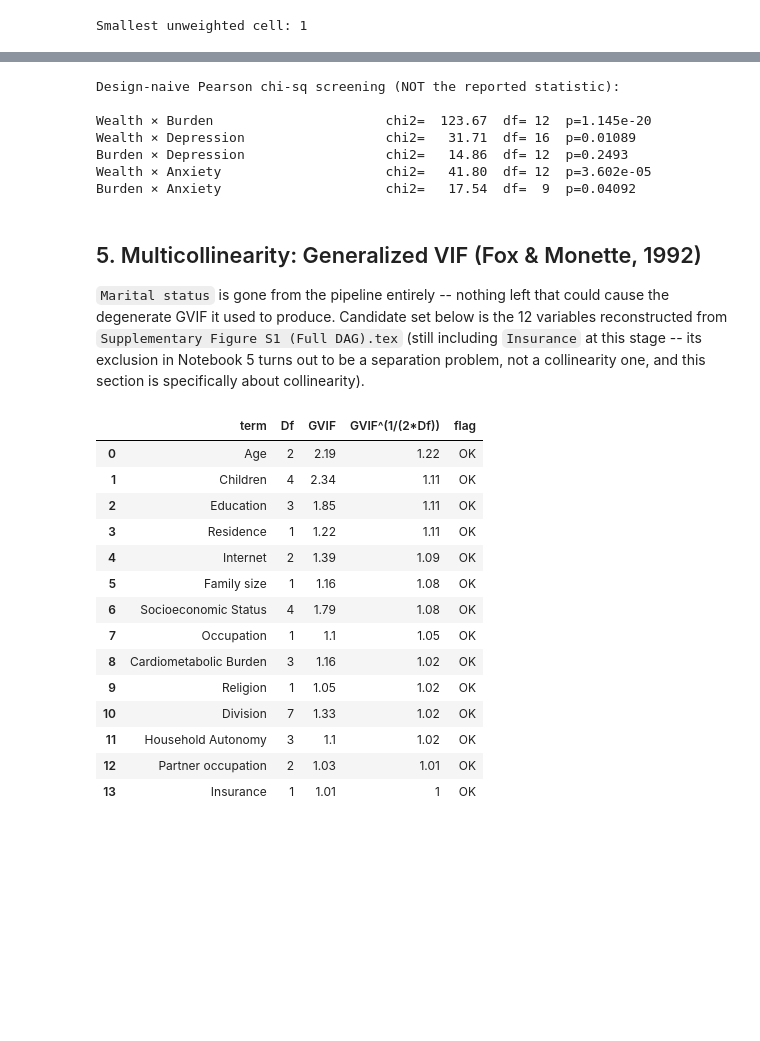
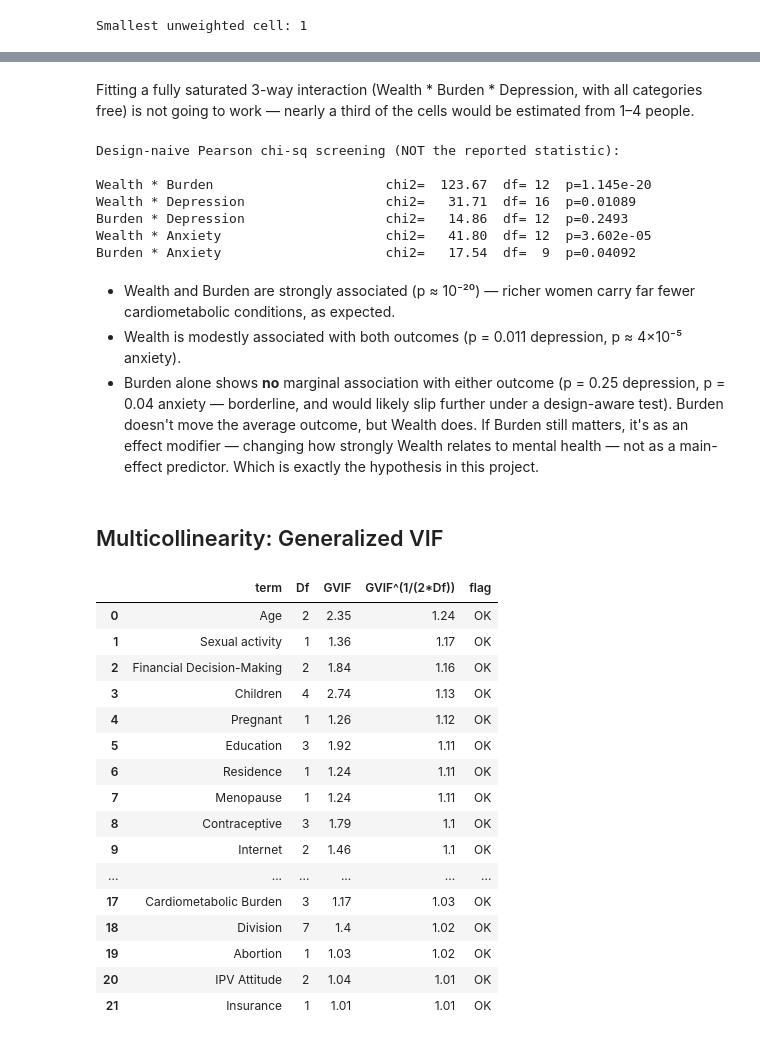
Before and after one commit to MdNadratanNaim/Cardiometabolic-Burden-as-Effect-Modifier, a Jupyter notebook: notebooks/4. Exploratory Data Analysis.ipynb, the cells around one changed output, grey strips where cells are left out. Drawn from its saved outputs; the diff is of its cells as text; code cells hidden in the pictures; blank space fills up the shorter version.

```diff
--- a/notebooks/4. Exploratory Data Analysis.ipynb
+++ b/notebooks/4. Exploratory Data Analysis.ipynb
@@ -325,9 +289,7 @@ across dozens of model parameters.
 # %%
-confounders = ["Education", "Occupation", "Partner occupation", "Age", "Division", "Residence",
-               "Religion", "Children", "Family size", "Household Autonomy", "Financial Decision-Making",
-               "IPV Attitude", "Insurance", "Internet"]
+confounders = ["Education", "Occupation", "Partner occupation", "Age", "Division", "Residence", "Religion", "Children", "Family size", "Household Autonomy", "Financial Decision-Making", "IPV Attitude", "Insurance", "Internet", "Contraceptive", "Abortion", "Pregnant", "Menopause", "Sexual activity", "Postpartum"]
 
-fig, axes = plt.subplots(4, 4, figsize=(15, 13))
+fig, axes = plt.subplots(5, 4, figsize=(16, 16))
 axes = axes.flatten()
 for i, col in enumerate(confounders):
     compare_bar(df_depression, col, axes[i], col)
@@ -373,3 +355,5 @@ Cells with count < 5: 23 / 70
+# %% [markdown]
+Fitting a fully saturated 3-way interaction (Wealth * Burden * Depression, with all categories free) is not going to work — nearly a third of the cells would be estimated from 1–4 people.
 # %%
 def naive_chi2(data, a, b, label):
     tab = pd.crosstab(data[a], data[b])
@@ -377,74 +361,72 @@ def naive_chi2(data, a, b, label):
     print(f"{label:35s}  chi2={chi2:8.2f}  df={dof:3d}  p={p:.4g}")
 
 print("Design-naive Pearson chi-sq screening (NOT the reported statistic):\n")
-naive_chi2(df_depression, "Socioeconomic Status", "Cardiometabolic Burden", "Wealth × Burden")
-naive_chi2(df_depression, "Socioeconomic Status", "Depression", "Wealth × Depression")
-naive_chi2(df_depression, "Cardiometabolic Burden", "Depression", "Burden × Depression")
-naive_chi2(df_anxiety, "Socioeconomic Status", "Anxiety", "Wealth × Anxiety")
-naive_chi2(df_anxiety, "Cardiometabolic Burden", "Anxiety", "Burden × Anxiety")
+naive_chi2(df_depression, "Socioeconomic Status", "Cardiometabolic Burden", "Wealth * Burden")
+naive_chi2(df_depression, "Socioeconomic Status", "Depression", "Wealth * Depression")
+naive_chi2(df_depression, "Cardiometabolic Burden", "Depression", "Burden * Depression")
+naive_chi2(df_anxiety, "Socioeconomic Status", "Anxiety", "Wealth * Anxiety")
+naive_chi2(df_anxiety, "Cardiometabolic Burden", "Anxiety", "Burden * Anxiety")
 # %% [output]
 Design-naive Pearson chi-sq screening (NOT the reported statistic):
 
-Wealth × Burden                      chi2=  123.67  df= 12  p=1.145e-20
-Wealth × Depression                  chi2=   31.71  df= 16  p=0.01089
-Burden × Depression                  chi2=   14.86  df= 12  p=0.2493
-Wealth × Anxiety                     chi2=   41.80  df= 12  p=3.602e-05
-Burden × Anxiety                     chi2=   17.54  df=  9  p=0.04092
+Wealth * Burden                      chi2=  123.67  df= 12  p=1.145e-20
+Wealth * Depression                  chi2=   31.71  df= 16  p=0.01089
+Burden * Depression                  chi2=   14.86  df= 12  p=0.2493
+Wealth * Anxiety                     chi2=   41.80  df= 12  p=3.602e-05
+Burden * Anxiety                     chi2=   17.54  df=  9  p=0.04092
+# %% [markdown]
+- Wealth and Burden are strongly associated (p ≈ 10⁻²⁰) — richer women carry far fewer cardiometabolic conditions, as expected.
+- Wealth is modestly associated with both outcomes (p = 0.011 depression, p ≈ 4×10⁻⁵ anxiety).
+- Burden alone shows **no** marginal association with either outcome (p = 0.25 depression, p = 0.04 anxiety — borderline, and would likely slip further under a design-aware test). Burden doesn't move the average outcome, but Wealth does. If Burden still matters, it's as an effect modifier — changing how strongly Wealth relates to mental health — not as a main-effect predictor. Which is exactly the hypothesis in this project.
 # %% [markdown]
-## 5. Multicollinearity: Generalized VIF (Fox & Monette, 1992)
-
-`Marital status` is gone from the pipeline entirely -- nothing left that could cause the degenerate
-GVIF it used to produce. Candidate set below is the 12 variables reconstructed from
-`Supplementary Figure S1 (Full DAG).tex` (still including `Insurance` at this stage -- its exclusion
-in Notebook 5 turns out to be a separation problem, not a collinearity one, and this section is
-specifically about collinearity).
+## Multicollinearity: Generalized VIF
 # %%
 def calc_gvif(formula_rhs, data):
     '''Fox & Monette (1992) generalized VIF, one row per term.'''
     design = patsy.dmatrix(formula_rhs, data, return_type="dataframe")
     term_slices = design.design_info.term_name_slices
     X = design.drop(columns=["Intercept"], errors="ignore")
     R = X.corr().values
     detR = np.linalg.det(R)
     colnames = list(X.columns)
 
     rows = []
     for term, sl in term_slices.items():
         if term == "Intercept":
             continue
         cols = [c for c in design.columns[sl] if c != "Intercept"]
         idx = [colnames.index(c) for c in cols]
         other_idx = [i for i in range(len(colnames)) if i not in idx]
         d = len(idx)
         gvif = (np.linalg.det(R[np.ix_(idx, idx)]) * np.linalg.det(R[np.ix_(other_idx, other_idx)])) / detR
         rows.append((term.replace("C(Q('", "").replace("'))", ""), d, gvif, gvif ** (1 / (2 * d))))
     out = pd.DataFrame(rows, columns=["term", "Df", "GVIF", "GVIF^(1/(2*Df))"])
     return out.sort_values("GVIF^(1/(2*Df))", ascending=False).reset_index(drop=True)
 
 exposure, modifier = "Socioeconomic Status", "Cardiometabolic Burden"
-candidate_covariates = ["Education", "Occupation", "Partner occupation", "Age", "Division", "Residence",
-                        "Religion", "Children", "Family size", "Household Autonomy", "Insurance", "Internet"]
-model_vars = [exposure, modifier] + candidate_covariates
+model_vars = [exposure, modifier] + confounders
 formula_rhs = " + ".join(f"C(Q('{v}'))" for v in model_vars)
 
 gvif = calc_gvif(formula_rhs, df_depression[model_vars].dropna())
 threshold = 2.0
-gvif["flag"] = np.where(gvif["GVIF^(1/(2*Df))"] > threshold, "⚠ review", "OK")
+gvif["flag"] = np.where(gvif["GVIF^(1/(2*Df))"] > threshold, "Review", "OK")
 gvif.style.format({"GVIF": "{:.3g}", "GVIF^(1/(2*Df))": "{:.3g}"})
 # %% [output]
 |  | term | Df | GVIF | GVIF^(1/(2*Df)) | flag |
-| 0 | Age | 2 | 2.19 | 1.22 | OK |
-| 1 | Children | 4 | 2.34 | 1.11 | OK |
-| 2 | Education | 3 | 1.85 | 1.11 | OK |
-| 3 | Residence | 1 | 1.22 | 1.11 | OK |
-| 4 | Internet | 2 | 1.39 | 1.09 | OK |
-| 5 | Family size | 1 | 1.16 | 1.08 | OK |
-| 6 | Socioeconomic Status | 4 | 1.79 | 1.08 | OK |
-| 7 | Occupation | 1 | 1.1 | 1.05 | OK |
-| 8 | Cardiometabolic Burden | 3 | 1.16 | 1.02 | OK |
-| 9 | Religion | 1 | 1.05 | 1.02 | OK |
-| 10 | Division | 7 | 1.33 | 1.02 | OK |
-| 11 | Household Autonomy | 3 | 1.1 | 1.02 | OK |
-| 12 | Partner occupation | 2 | 1.03 | 1.01 | OK |
-| 13 | Insurance | 1 | 1.01 | 1 | OK |
+| 0 | Age | 2 | 2.35 | 1.24 | OK |
+| 1 | Sexual activity | 1 | 1.36 | 1.17 | OK |
+| 2 | Financial Decision-Making | 2 | 1.84 | 1.16 | OK |
+| 3 | Children | 4 | 2.74 | 1.13 | OK |
+| 4 | Pregnant | 1 | 1.26 | 1.12 | OK |
+| 5 | Education | 3 | 1.92 | 1.11 | OK |
+| 6 | Residence | 1 | 1.24 | 1.11 | OK |
+| 7 | Menopause | 1 | 1.24 | 1.11 | OK |
+| 8 | Contraceptive | 3 | 1.79 | 1.1 | OK |
+| 9 | Internet | 2 | 1.46 | 1.1 | OK |
+| ... | ... | ... | ... | ... | ... |
+| 17 | Cardiometabolic Burden | 3 | 1.17 | 1.03 | OK |
+| 18 | Division | 7 | 1.4 | 1.02 | OK |
+| 19 | Abortion | 1 | 1.03 | 1.02 | OK |
+| 20 | IPV Attitude | 2 | 1.04 | 1.01 | OK |
+| 21 | Insurance | 1 | 1.01 | 1.01 | OK |
 # %%
```
Also changed, not shown: parts of 36 cells of this notebook, 8 other files.
